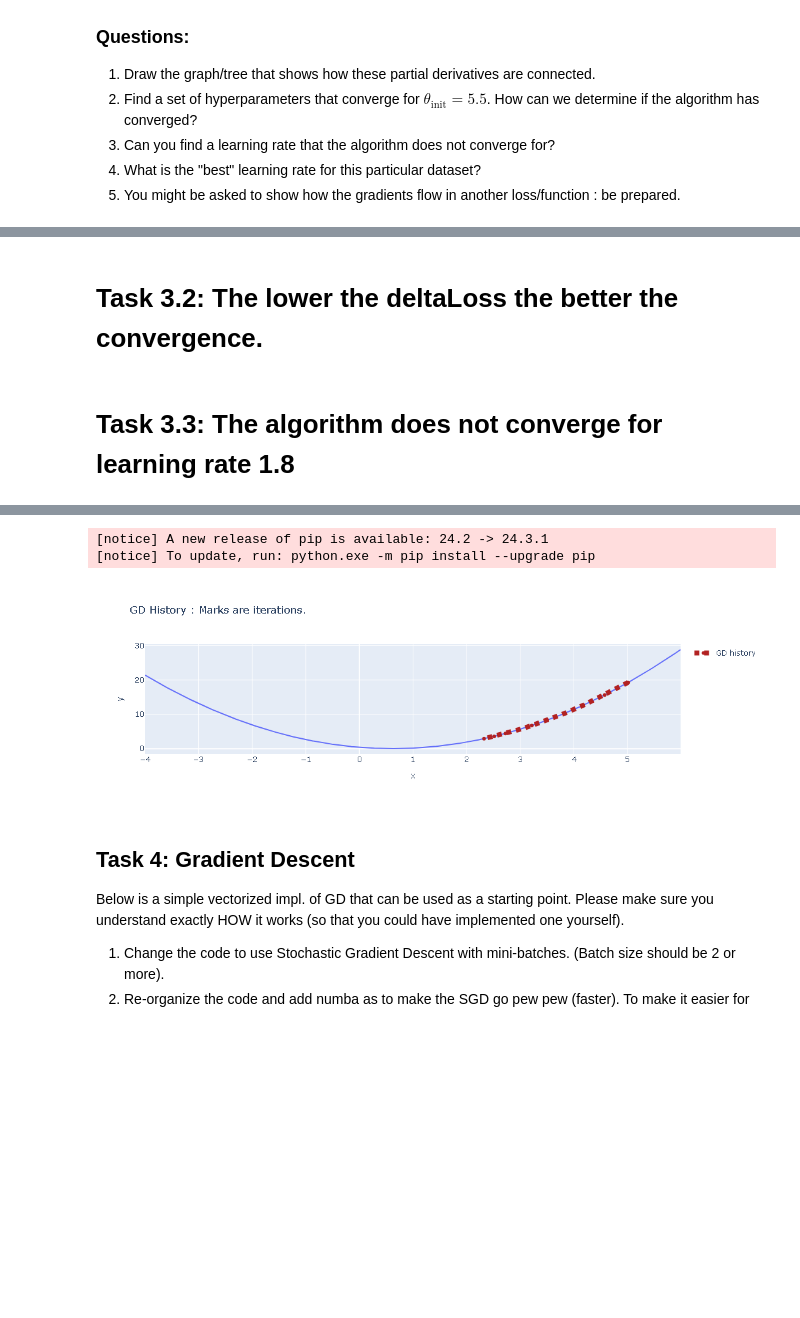
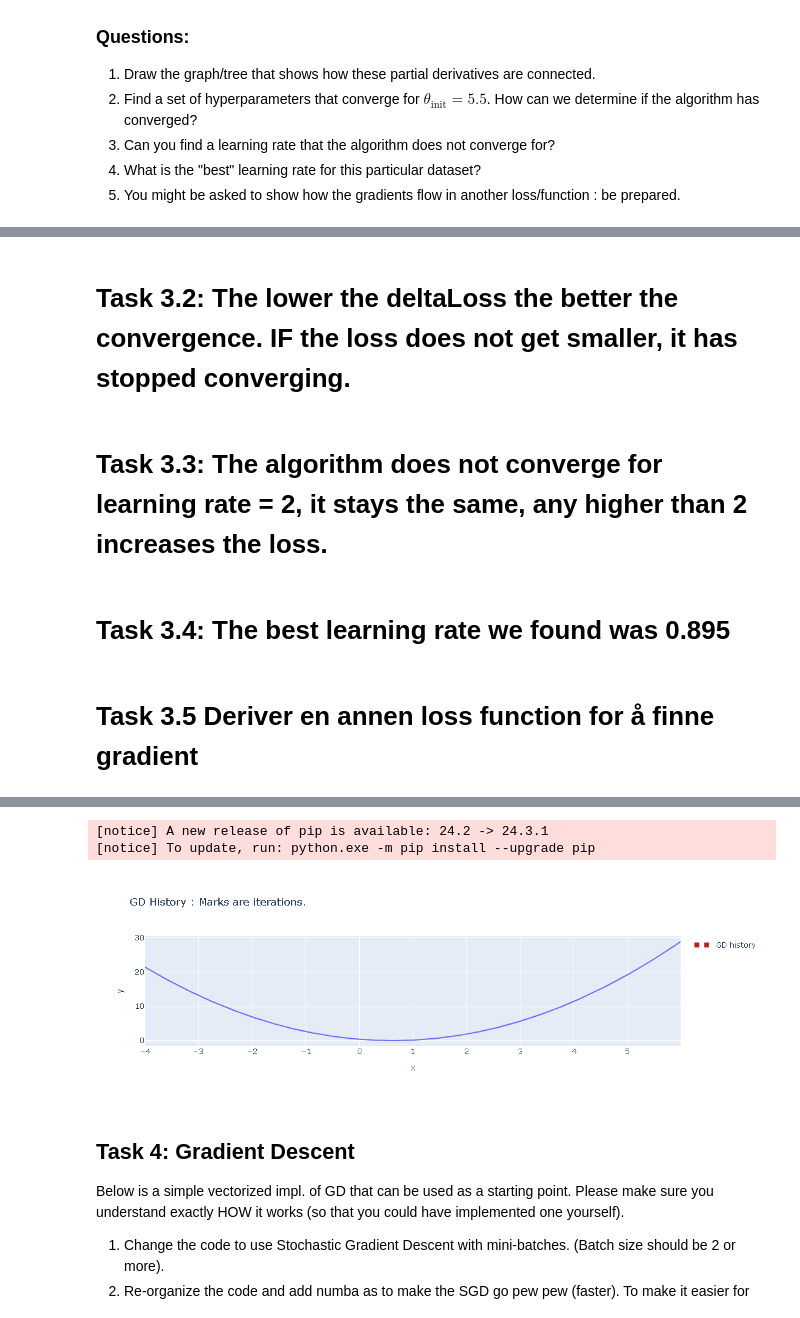
Before and after one commit to valiantlynx/DashEstate, a Jupyter notebook: handin2_v1.ipynb, the cells around one changed output, grey strips where cells are left out. Saved outputs shown, nothing was run; the diff lists cells and outputs as text; code cells hidden in the pictures; blank space fills up the shorter version.

```diff
--- a/handin2_v1.ipynb
+++ b/handin2_v1.ipynb
@@ -238,9 +238,13 @@ $\frac{\partial L}{\partial\theta} = (\hat{y} - y)$
 # %% [markdown]
 ![image.png](attachment:d4f801eb-208e-4bb1-88d9-9f2537a07a73.png)
 # %% [markdown]
-# Task 3.2: The lower the deltaLoss the better the convergence.
+# Task 3.2: The lower the deltaLoss the better the convergence. IF the loss does not get smaller, it has stopped converging.
 # %% [markdown]
-# Task 3.3: The algorithm does not converge for learning rate 1.8
+# Task 3.3: The algorithm does not converge for learning rate = 2, it stays the same, any higher than 2 increases the loss.
+# %% [markdown]
+# Task 3.4: The best learning rate we found was 0.895
+# %% [markdown]
+# Task 3.5 Deriver en annen loss function for å finne gradient
 # %%
 import numpy as np
 %pip install plotly pandas
@@ -279,10 +283,10 @@ def calculate_l2_loss_non_vectorized(theta, xs, ys):
 
 initial_theta = 5.5
 
-learning_rate = 0.1
+learning_rate = 0.000000001
 theta = np.array([initial_theta])
 m = x_train.shape[0]
-n_steps = 10
+n_steps = 20
 
 print("Running GD with initial theta: {:.2f}, learning rate: {} over {} datapoints for {} steps".format(
     theta.item(),
@@ -348,6 +352,6 @@ Running GD with initial theta: 5.50, learning rate: 0.1 over 40 datapoints for 1
 [notice] A new release of pip is available: 24.2 -> 24.3.1
 [notice] To update, run: python.exe -m pip install --upgrade pip
-[figure, old version]
+[figure, new version]
 # %% [markdown]
 ## Task 4: Gradient Descent
 Below is a simple vectorized impl. of GD that can be used as a starting point.
```
Also changed, not shown: parts of 2 cells of this notebook, 5 other files.
